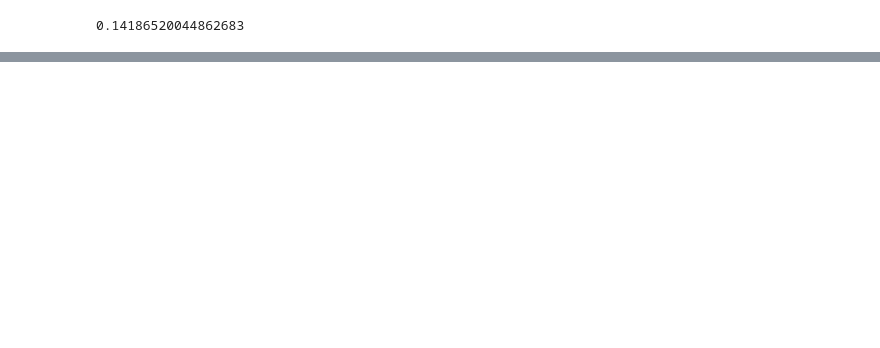
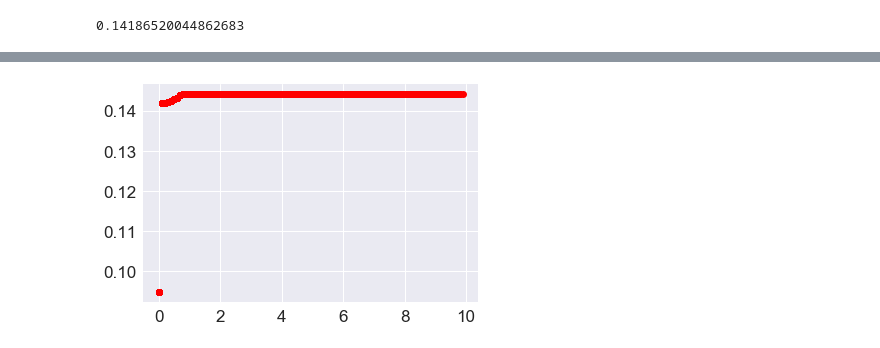
Before and after one commit to leducsang97/Avocado, a Jupyter notebook: Avocado.ipynb, the cells around one changed output, grey strips where cells are left out. Saved outputs shown, nothing was run; the diff lists cells and outputs as text; code cells hidden in the pictures; blank space fills up the shorter version.

```diff
--- a/Avocado.ipynb
+++ b/Avocado.ipynb
@@ -226,0 +163,11 @@ x_train
+# %%
+lasso_coef = []
+index =[]
+for i in range (100):
+    lasso = linear_model.Lasso(alpha=0.1*i).fit(x_train, y_train)
+    lasso.predict(x_test)
+    lasso_coef.append( mean_squared_error(y_test, lasso.predict(x_test)))
+    index.append(0.1*i)
+    plt.plot(index, lasso_coef, 'ro')
+# %% [output]
+[figure, added]
```
Also changed, not shown: parts of 30 cells of this notebook.
